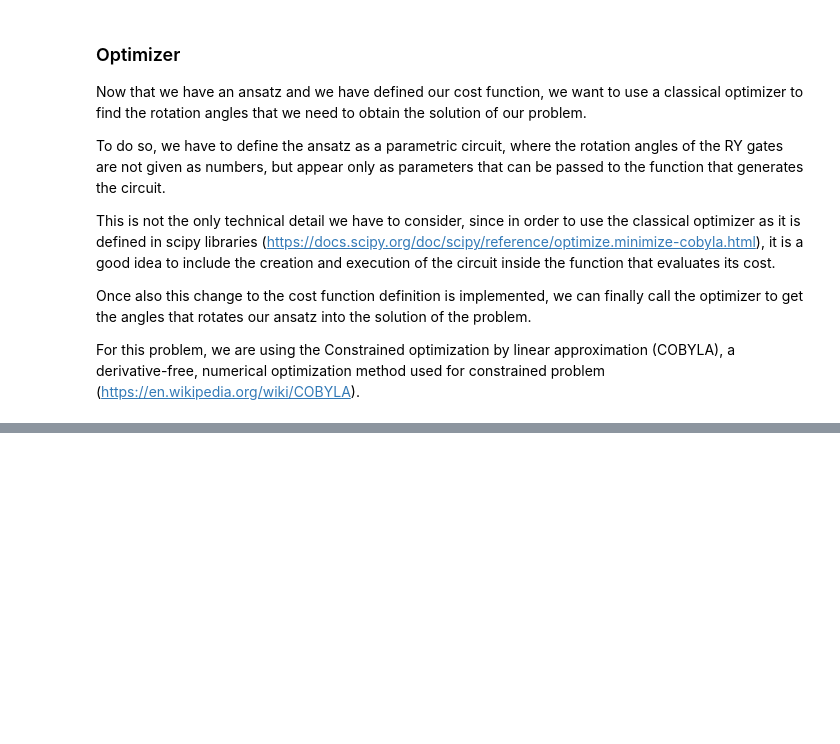
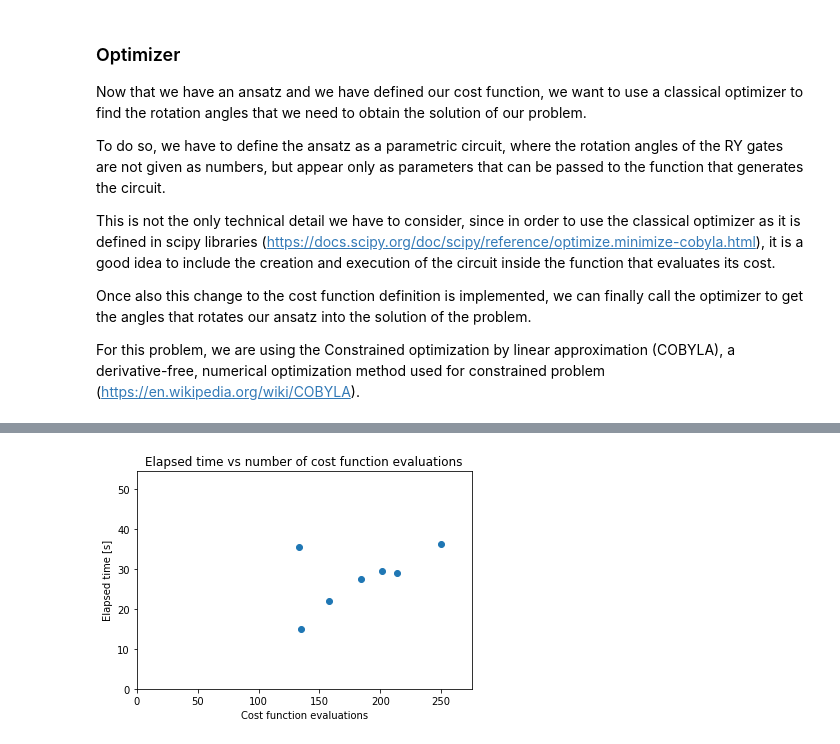
Before and after one commit to NTrevisani/DataScienceMaster, a Jupyter notebook: TFM/MaxCut/Max_Cut.ipynb, the cells around one changed output, grey strips where cells are left out. Cells and saved outputs as stored; diff of their text form; code cells hidden in the pictures; blank space fills up the shorter version.

```diff
--- a/TFM/MaxCut/Max_Cut.ipynb
+++ b/TFM/MaxCut/Max_Cut.ipynb
@@ -1023,0 +1022,9 @@ res.
+# %%
+# Elapsed time vs cost function evaluations
+scatter_plot(x      = nfevs,
+             y      = ntimes,
+             title  = "Elapsed time vs number of cost function evaluations",
+             xlabel = "Cost function evaluations",
+             ylabel = "Elapsed time [s]")
+# %% [output]
+[figure, added]
```
Also changed, not shown: parts of 47 cells of this notebook.
